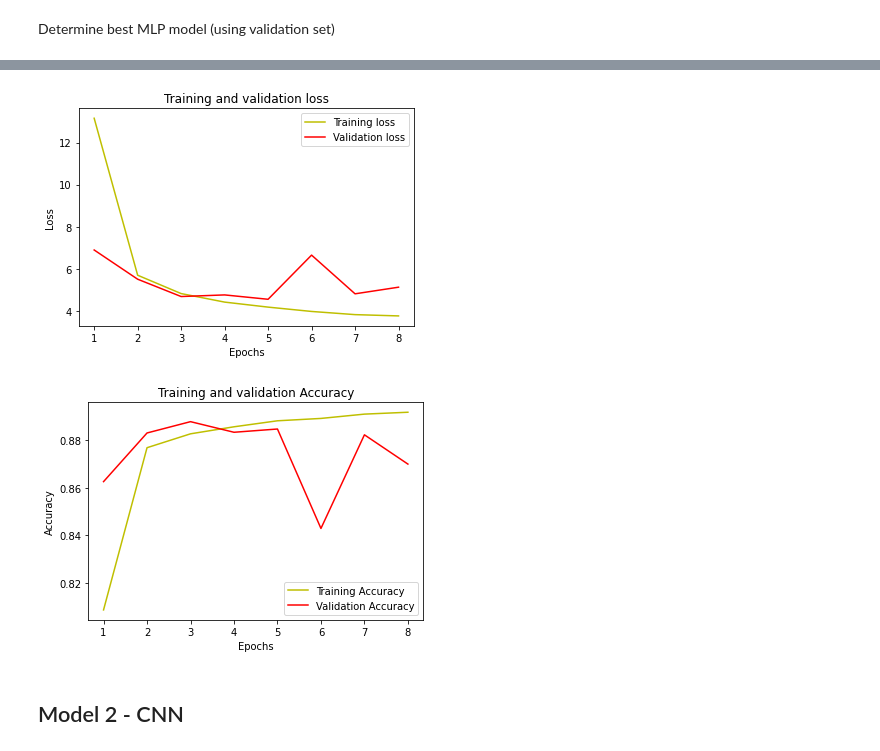
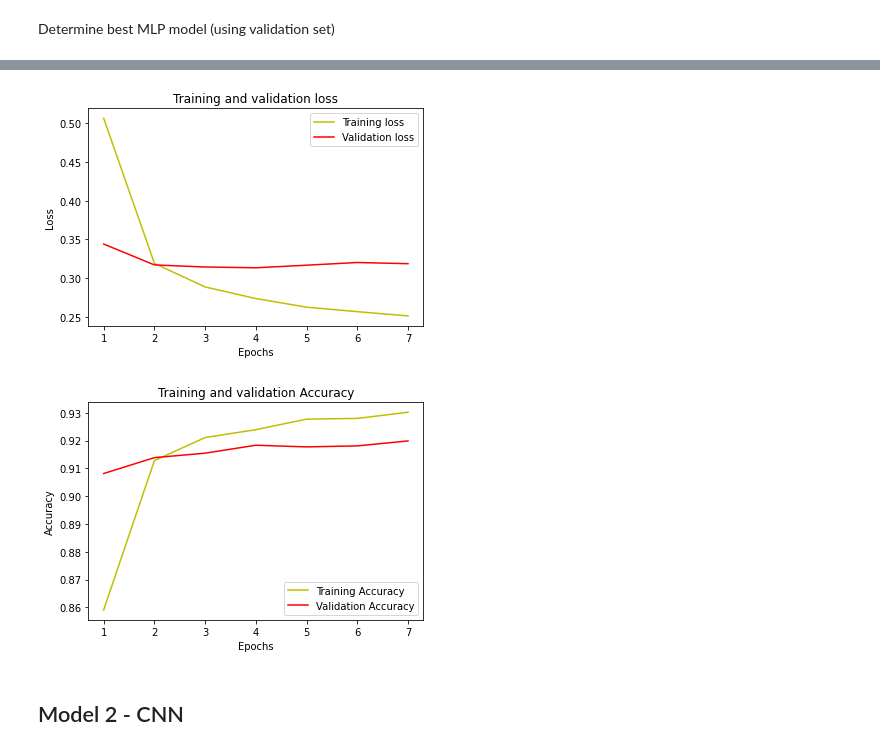
Before and after one commit to ivalencius/Machine_learning_INF264, a Jupyter notebook: Projects/2/digit_recognizer.ipynb, the cells around one changed output, grey strips where cells are left out. Cells and saved outputs as stored; diff of their text form; code cells hidden in the pictures.

Commit message:
fixed scale for CNN and MLP input

```diff
--- a/Projects/2/digit_recognizer.ipynb
+++ b/Projects/2/digit_recognizer.ipynb
@@ -90,10 +88,14 @@ y_train_one_hot = to_categorical(y_train)
 y_val_one_hot = to_categorical(y_val)
 y_test_one_hot = to_categorical(y_test)
 
+# For MLP
+x_train_scale = scale(x_train)
+x_val_scale = scale(x_val)
+x_test_scale = scale(x_test)
 # For CNN
-x_train_img = x_train.reshape(x_train.shape[0], 28, 28, 1)
-x_val_img = x_val.reshape(x_val.shape[0], 28, 28, 1)
-x_test_img = x_test.reshape(x_test.shape[0], 28, 28, 1)
+x_train_img = x_train_scale.reshape(x_train_scale.shape[0], 28, 28, 1)
+x_val_img = x_val_scale.reshape(x_val_scale.shape[0], 28, 28, 1)
+x_test_img = x_test_scale.reshape(x_test_scale.shape[0], 28, 28, 1)
 # %% [markdown]
 ## Model 1 - MLP
 # %%
@@ -130,24 +132,24 @@ MLP_plotting = False
 # Iterate through and test every model
 for add_layer, act in MLP_params:
     # print(tf.config.list_physical_devices())
-    MLP = construct_MLP(input_shape=784 ,add_layer=add_layer, activation=act)
+    MLP = construct_MLP(input_shape=784,add_layer=add_layer, activation=act)
     # MLP_test.summary()
     # Early callback stopping to avoid overfitting
     callback = EarlyStopping(monitor='val_loss',
                              patience=3,
                              restore_best_weights=True)
 
-    training_history = MLP.fit(x=x_train,y=y_train_one_hot,
+    training_history = MLP.fit(x=x_train_scale,y=y_train_one_hot,
                                 batch_size=batch_sz,
                                 epochs=max_epochs,
-                                validation_data=(x_val,y_val_one_hot),
+                                validation_data=(x_val_scale,y_val_one_hot),
                                 use_multiprocessing=True,
                                 verbose=0,
                                 callbacks=[callback])
     MLP_models.append(MLP)
 
     # val_acc = training_history.history['val_accuracy']
-    MLP_eval = MLP.evaluate(x=x_val, y=y_val_one_hot, use_multiprocessing=True, verbose=0)
+    MLP_eval = MLP.evaluate(x=x_val_scale, y=y_val_one_hot, use_multiprocessing=True, verbose=0)
     val_acc = MLP_eval[1]
     MLP_val_accs.append(val_acc)
 
@@ -188,7 +190,7 @@ num_layers = len(best_MLP.layers)
 print('\n\tActivation: %s\n\tNumber of Layers: %d'%(activation, num_layers))
 
 # Evaluate on validation accuracy again and plot
-MLP_eval = best_MLP.evaluate(x=x_val, y=y_val_one_hot, use_multiprocessing=True, verbose=0)
+MLP_eval = best_MLP.evaluate(x=scale(x_val), y=y_val_one_hot, use_multiprocessing=True, verbose=0)
 MLP_loss = MLP_eval[0]
 MLP_acc = MLP_eval[1]
 
@@ -240,5 +242,5 @@ Validation Set Evaluation:
-[figure, old version]
+[figure, new version]
-[figure, old version]
+[figure, new version]
 # %% [markdown]
 ## Model 2 - CNN
 # %%
```
Also changed, not shown: parts of 8 cells of this notebook.
